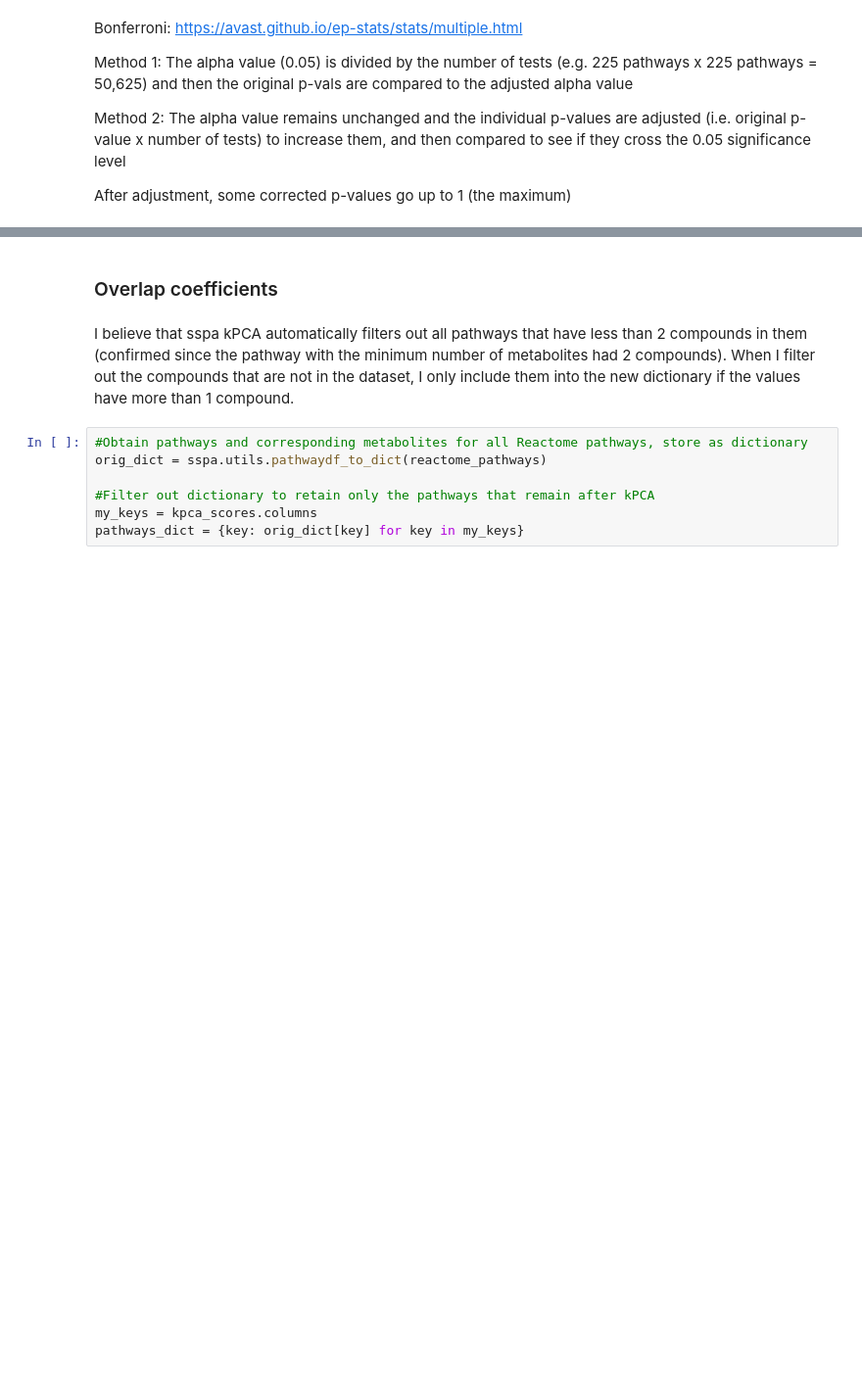
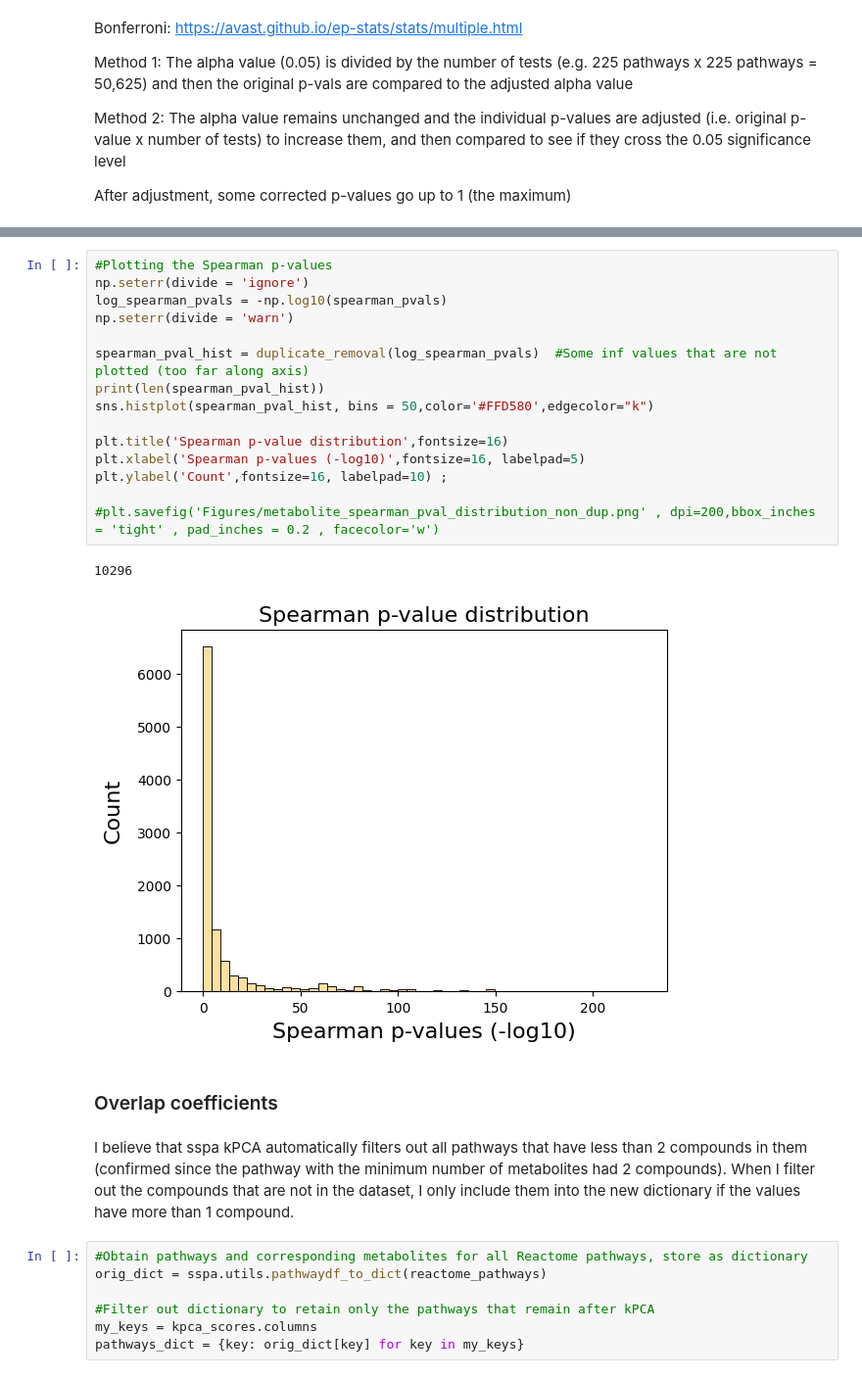
Before and after one commit to j-keung/multiomics-pathway-analysis, a Jupyter notebook: Metabolomic_data.ipynb, the cells around one changed output, grey strips where cells are left out. Shown at 98% size. Saved outputs shown, nothing was run; the diff lists cells and outputs as text; blank space fills up the shorter version.

```diff
--- a/Metabolomic_data.ipynb
+++ b/Metabolomic_data.ipynb
@@ -420,3 +462,21 @@ g.cax.tick_params(labelsize=12) #change font size of colourbar labels;
+# %%
+#Plotting the Spearman p-values
+np.seterr(divide = 'ignore')
+log_spearman_pvals = -np.log10(spearman_pvals)
+np.seterr(divide = 'warn')
+
+spearman_pval_hist = duplicate_removal(log_spearman_pvals)  #Some inf values that are not plotted (too far along axis)
+print(len(spearman_pval_hist))
+sns.histplot(spearman_pval_hist, bins = 50,color='#FFD580',edgecolor="k")
+
+plt.title('Spearman p-value distribution',fontsize=16)
+plt.xlabel('Spearman p-values (-log10)',fontsize=16, labelpad=5)
+plt.ylabel('Count',fontsize=16, labelpad=10) ;
+
+#plt.savefig('Figures/metabolite_spearman_pval_distribution_non_dup.png' , dpi=200,bbox_inches = 'tight' , pad_inches = 0.2 , facecolor='w')
+# %% [output]
+10296
+[figure, added]
 # %% [markdown]
 ### Overlap coefficients
 # %% [markdown]
```
Also changed, not shown: parts of 23 cells of this notebook, 2 other files.
